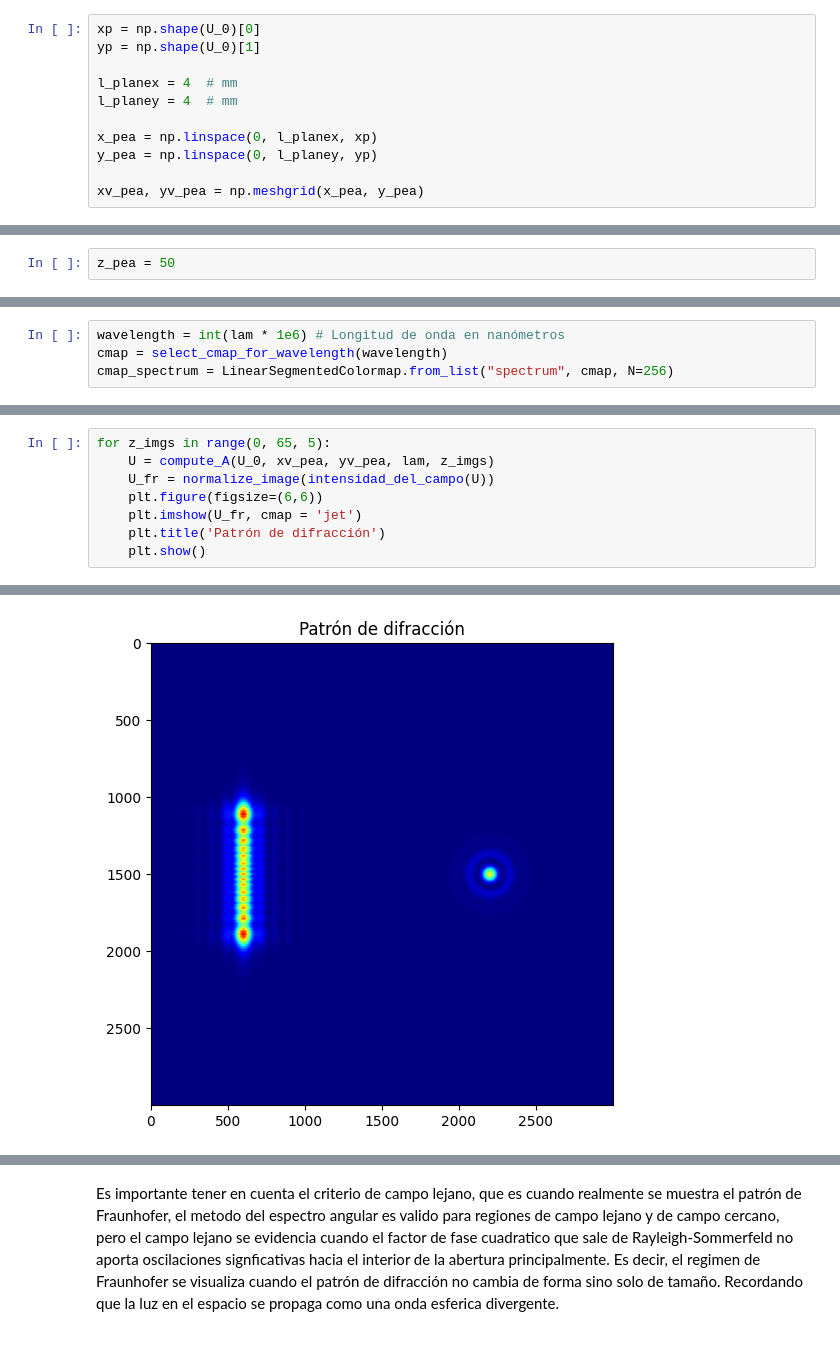
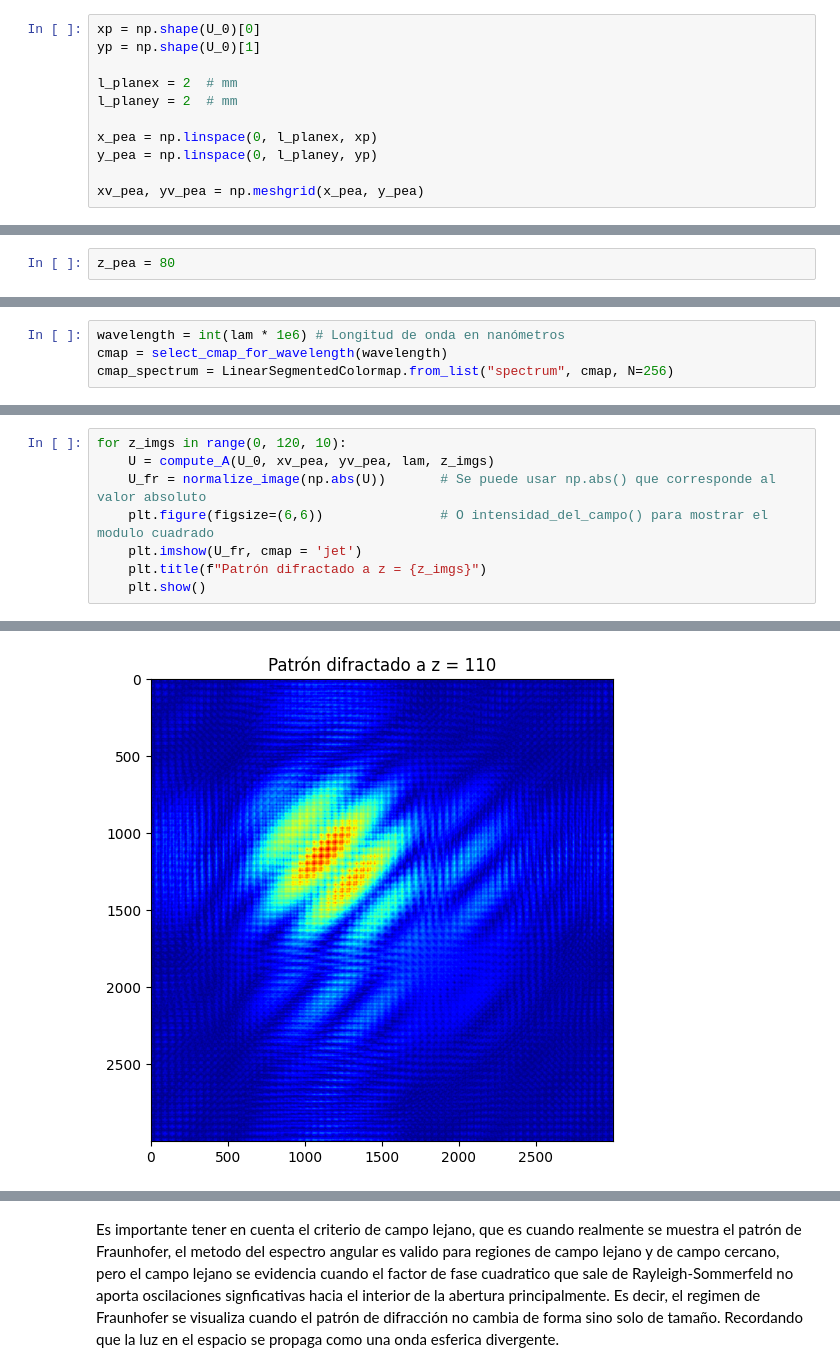
Before and after one commit to Felipe0Parra/IO, a Jupyter notebook: Paulina.ipynb, the cells around one changed output, grey strips where cells are left out. Cells and saved outputs as stored; diff of their text form.

```diff
--- a/Paulina.ipynb
+++ b/Paulina.ipynb
@@ -162,8 +168,8 @@ Definimos las dimensiones físicas realistas del plano de la abertura:
 xp = np.shape(U_0)[0]
 yp = np.shape(U_0)[1]
 
-l_planex = 4  # mm
-l_planey = 4  # mm
+l_planex = 2  # mm
+l_planey = 2  # mm
 
 x_pea = np.linspace(0, l_planex, xp)
 y_pea = np.linspace(0, l_planey, yp)
@@ -188,7 +194,7 @@ def compute_A(UT, xv, yv, lam, z):
 # %% [markdown]
 Elegimos una distancia de propagación apropiada, para la condición de campo lejano:
 # %%
-z_pea = 50
+z_pea = 80
 # %% [markdown]
 Ejecutamos el algoritmo aplicado al campo de la ranura completa, a la distancia y longitud de onda elegidas.
 # %%
@@ -211,9 +217,9 @@ plt.show()
 # %%
-for z_imgs in range(0, 65, 5):
+for z_imgs in range(0, 120, 10):
     U = compute_A(U_0, xv_pea, yv_pea, lam, z_imgs)
-    U_fr = normalize_image(intensidad_del_campo(U))
-    plt.figure(figsize=(6,6))
+    U_fr = normalize_image(np.abs(U))       # Se puede usar np.abs() que corresponde al valor absoluto
+    plt.figure(figsize=(6,6))               # O intensidad_del_campo() para mostrar el modulo cuadrado
     plt.imshow(U_fr, cmap = 'jet')
-    plt.title('Patrón de difracción')
+    plt.title(f"Patrón difractado a z = {z_imgs}")
     plt.show()
 # %% [output]
@@ -231 +237 @@ for z_imgs in range(0, 65, 5):
-[figure, old version]
+[figure, new version]
```
Also changed, not shown: parts of 8 cells of this notebook.
